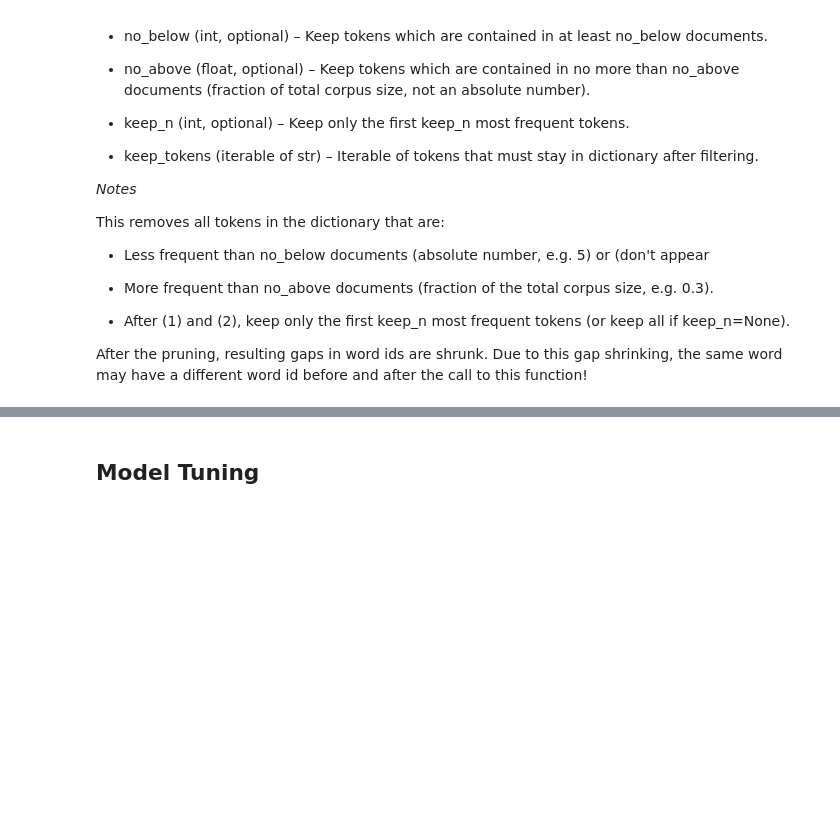
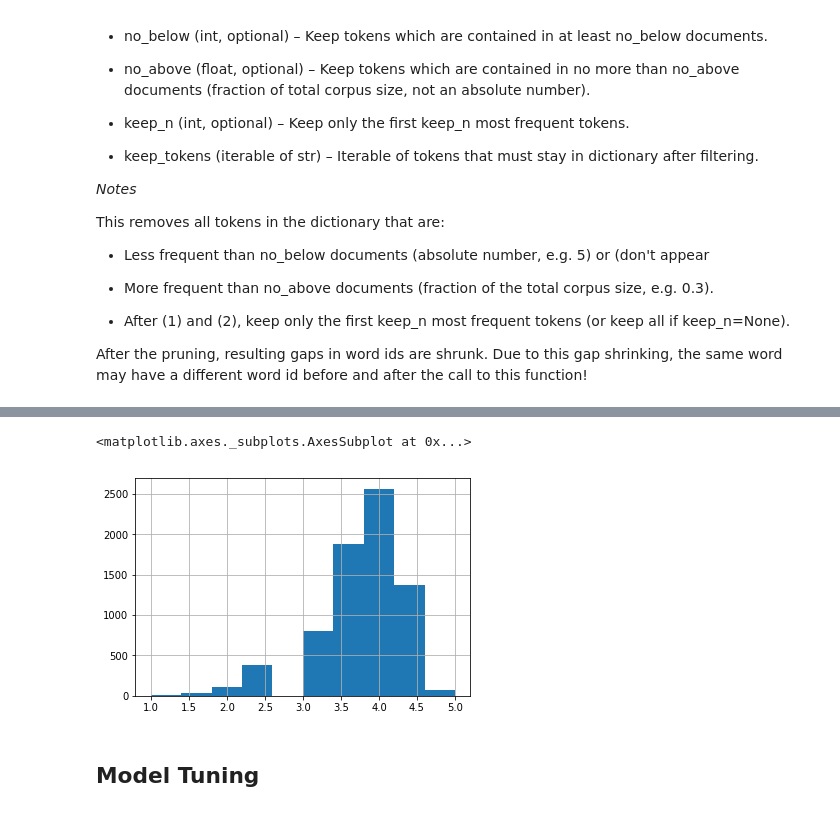
Before and after one commit to raeray/persproj, a Jupyter notebook: eda/Preprocessing.ipynb, the cells around one changed output, grey strips where cells are left out. Drawn from its saved outputs; the diff is of its cells as text; code cells hidden in the pictures; blank space fills up the shorter version.

```diff
--- a/eda/Preprocessing.ipynb
+++ b/eda/Preprocessing.ipynb
@@ -196,0 +372,5 @@ Coherence Score:  0.42342811999801705
+# %%
+lda_class.review_df['business_stars'].hist()
+# %% [output]
+<matplotlib.axes._subplots.AxesSubplot at 0x...>
+[figure, added]
```
Also changed, not shown: parts of 32 cells of this notebook, 1 other file.
